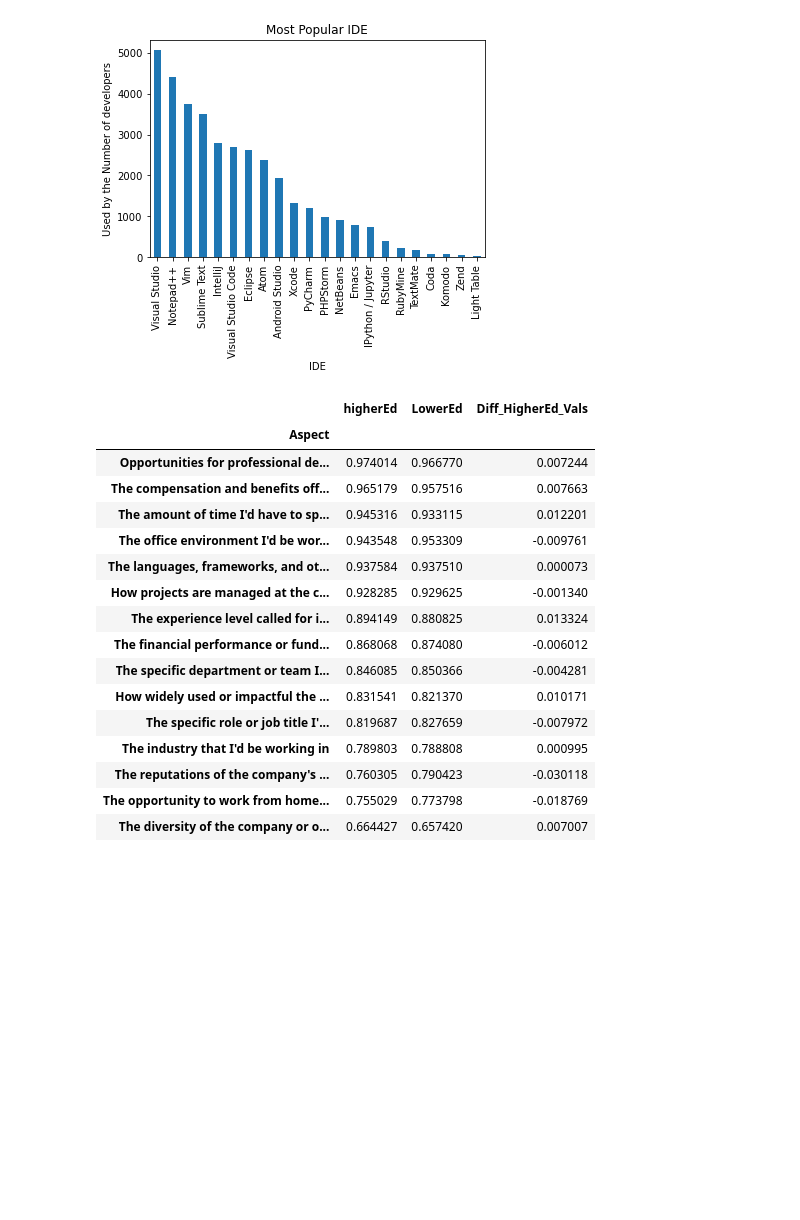
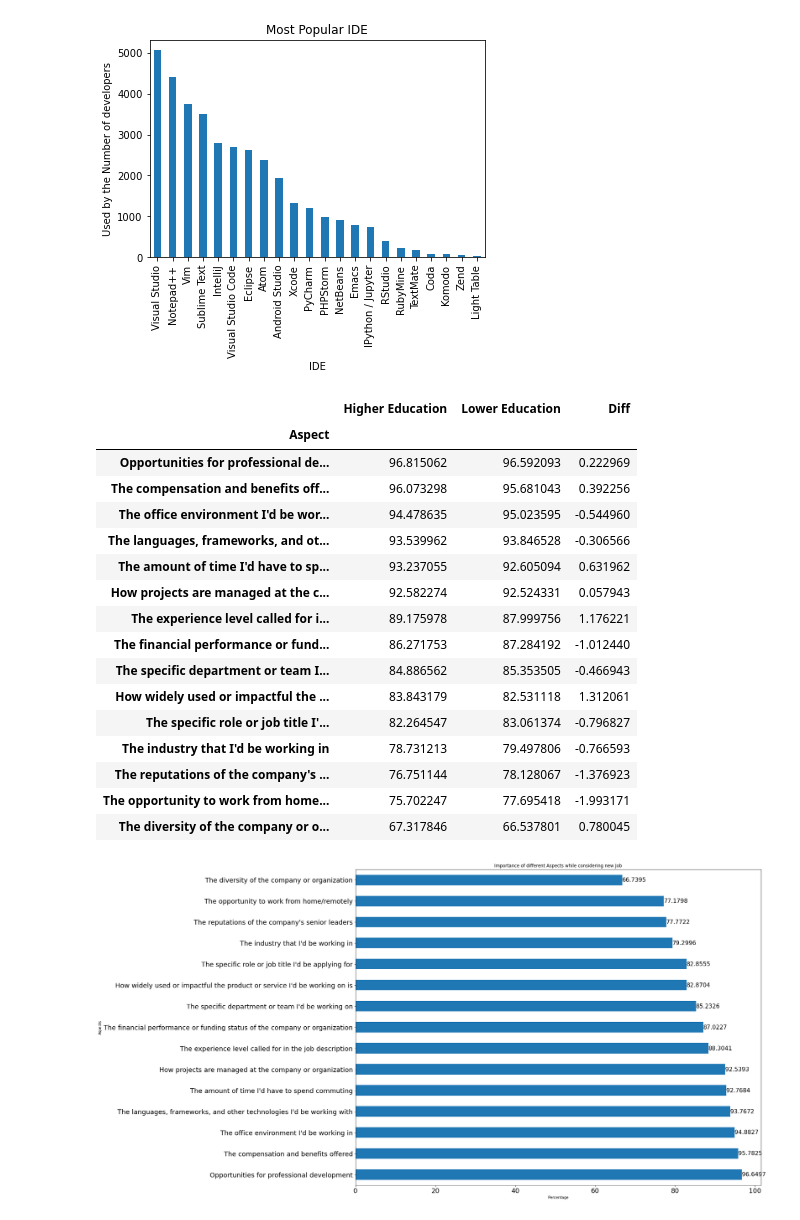
Before and after one commit to pgupta212/Stackoverflow-2017-survey, a Jupyter notebook: Stack Overflow Data - 2017 Survey.ipynb, the cells around one changed output. Cells and saved outputs as stored; diff of their text form; code cells hidden in the pictures; blank space fills up the shorter version.

```diff
--- a/Stack Overflow Data - 2017 Survey.ipynb
+++ b/Stack Overflow Data - 2017 Survey.ipynb
@@ -9,8 +9,8 @@ from collections import Counter
 
 
 #Question 1: Where do most Stack Overflow users come from
-df = pd.read_csv('./survey_results_public.csv')
-schema = pd.read_csv('./survey_results_schema.csv')
+df = pd.read_csv('./survey-results-public.csv')
+schema = pd.read_csv('./survey-results-schema.csv')
 
 users_vals = df['Country'].value_counts()
 ((users_vals[:10]/df.shape[0]) * 100).plot(kind="bar")
@@ -88,54 +88,59 @@ def find_aspect_ratios(df):
     dic = {}
     for aspect in aspects:
         tmp = df[df[aspect].isna() == False][aspect]  # this would give me a column if record is not na
         tmp = tmp.map(mapping)
-        dic[get_description(aspect)] = np.mean(tmp)
+        dic[get_description(aspect)] = np.mean(tmp)*100
 
     # finally we have dataframe with Aspects & proportion
     aspect_df = pd.DataFrame(list(dic.items()), columns=['Aspect', 'Proportion']).set_index(['Aspect']).sort_values('Proportion',ascending=False)
     return aspect_df;
+
+ax = find_aspect_ratios(df)['Proportion'].plot(kind="barh", figsize=(20, 16), fontsize=18)
+ax.bar_label(ax.containers[0], fontsize=16)
+plt.title("Importance of different Aspects while considering new Job")
+plt.ylabel("Aspects")
+plt.xlabel("Percentage")
 
 
 def plot_aspects(df1, df2, name1, name2):
     ratio_1 = find_aspect_ratios(df1)
     ratio_2 =  find_aspect_ratios(df2)
 
     comp_df = pd.merge(ratio_1, ratio_2, left_index=True, right_index=True)
     comp_df.columns =[name1, name2]
-    comp_df['Diff_HigherEd_Vals'] = (comp_df[name1] - comp_df[name2])
-    out = comp_df.style.bar(subset=['Diff_HigherEd_Vals'], align='mid', color=['#d65f5f', '#5fba7d'])
+    comp_df['Diff'] = (comp_df[name1] - comp_df[name2])
+    out = comp_df.style.bar(subset=['Diff'], align='mid', color=['#d65f5f', '#5fba7d'])
     return out;
 
 # # Degree based comparison
 def higher_ed(formal_ed_str):
     if formal_ed_str in ("Master's degree", "Professional degree", "Doctoral degree"):
         return 1
     else:
         return 0
 
 df['HigherEd'] = df['FormalEducation'].apply(higher_ed)
-
-# higher_ed_df = df.loc[df['HigherEd'] == 1]['FormalEducation']
-# lower_ed_df = df.loc[df['HigherEd'] == 0]['FormalEducation']
 higher_ed_df = df.loc[df['HigherEd'] == 1]
 lower_ed_df = df.loc[df['HigherEd'] == 0]
 
-plot_aspects(higher_ed_df, lower_ed_df, "higherEd", "LowerEd")
+
+plot_aspects(higher_ed_df, lower_ed_df, "Higher Education", "Lower Education")
 # %% [output]
-|  | higherEd | LowerEd | Diff_HigherEd_Vals |
+|  | Higher Education | Lower Education | Diff |
 | Aspect |  |  |  |
-| Opportunities for professional de... | 0.974014 | 0.966770 | 0.007244 |
-| The compensation and benefits off... | 0.965179 | 0.957516 | 0.007663 |
-| The amount of time I'd have to sp... | 0.945316 | 0.933115 | 0.012201 |
-| The office environment I'd be wor... | 0.943548 | 0.953309 | -0.009761 |
-| The languages, frameworks, and ot... | 0.937584 | 0.937510 | 0.000073 |
-| How projects are managed at the c... | 0.928285 | 0.929625 | -0.001340 |
-| The experience level called for i... | 0.894149 | 0.880825 | 0.013324 |
-| The financial performance or fund... | 0.868068 | 0.874080 | -0.006012 |
-| The specific department or team I... | 0.846085 | 0.850366 | -0.004281 |
-| How widely used or impactful the ... | 0.831541 | 0.821370 | 0.010171 |
-| The specific role or job title I'... | 0.819687 | 0.827659 | -0.007972 |
-| The industry that I'd be working in | 0.789803 | 0.788808 | 0.000995 |
-| The reputations of the company's ... | 0.760305 | 0.790423 | -0.030118 |
-| The opportunity to work from home... | 0.755029 | 0.773798 | -0.018769 |
-| The diversity of the company or o... | 0.664427 | 0.657420 | 0.007007 |
+| Opportunities for professional de... | 96.815062 | 96.592093 | 0.222969 |
+| The compensation and benefits off... | 96.073298 | 95.681043 | 0.392256 |
+| The office environment I'd be wor... | 94.478635 | 95.023595 | -0.544960 |
+| The languages, frameworks, and ot... | 93.539962 | 93.846528 | -0.306566 |
+| The amount of time I'd have to sp... | 93.237055 | 92.605094 | 0.631962 |
+| How projects are managed at the c... | 92.582274 | 92.524331 | 0.057943 |
+| The experience level called for i... | 89.175978 | 87.999756 | 1.176221 |
+| The financial performance or fund... | 86.271753 | 87.284192 | -1.012440 |
+| The specific department or team I... | 84.886562 | 85.353505 | -0.466943 |
+| How widely used or impactful the ... | 83.843179 | 82.531118 | 1.312061 |
+| The specific role or job title I'... | 82.264547 | 83.061374 | -0.796827 |
+| The industry that I'd be working in | 78.731213 | 79.497806 | -0.766593 |
+| The reputations of the company's ... | 76.751144 | 78.128067 | -1.376923 |
+| The opportunity to work from home... | 75.702247 | 77.695418 | -1.993171 |
+| The diversity of the company or o... | 67.317846 | 66.537801 | 0.780045 |
+[figure, added]
```
Also changed, not shown: parts of 1 cell of this notebook.
